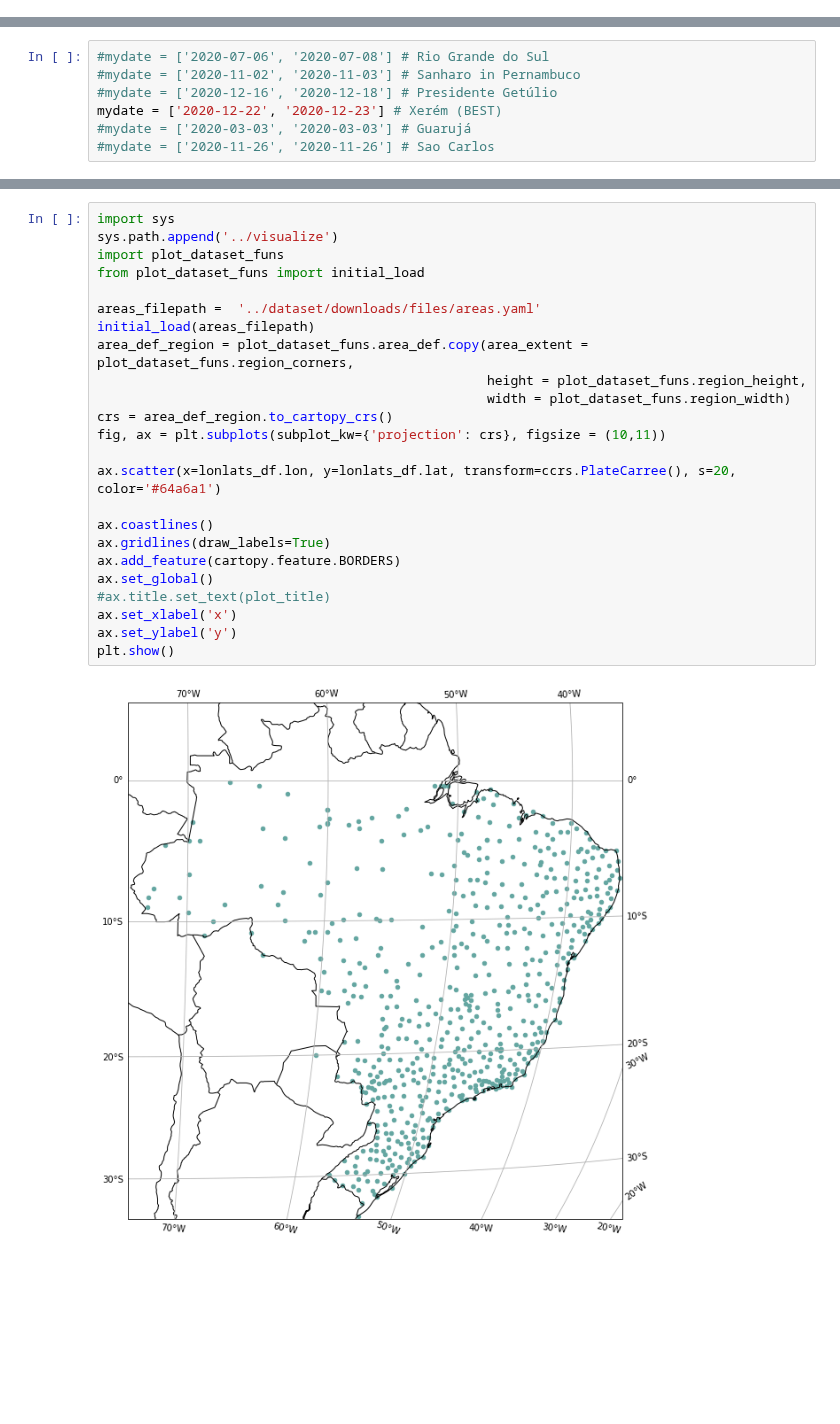
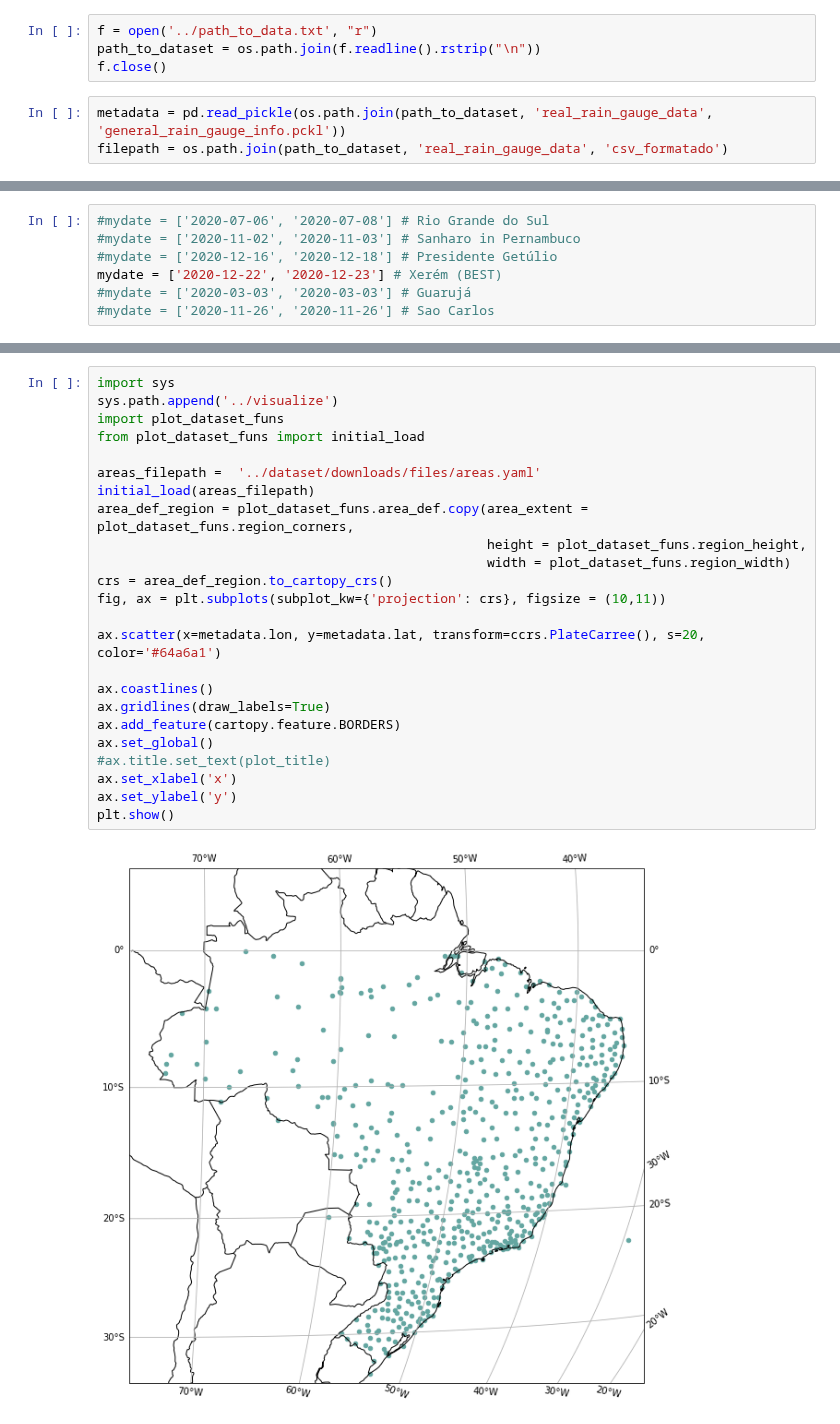
Before and after one commit to ingridingemarsson/geostat-masters-thesis, a Jupyter notebook: notebooks/view_rain_gauge_data.ipynb, the cells around one changed output, grey strips where cells are left out. Saved outputs shown, nothing was run; the diff lists cells and outputs as text; blank space fills up the shorter version.

Commit message:
reorganizing combine and compare of datasets

```diff
--- a/notebooks/view_rain_gauge_data.ipynb
+++ b/notebooks/view_rain_gauge_data.ipynb
@@ -78 +18,8 @@ lonlats_df.to_pickle('../reference/rain_gauge_locs.pckl')
+# %%
+f = open('../path_to_data.txt', "r")
+path_to_dataset = os.path.join(f.readline().rstrip("\n"))
+f.close()
+# %%
+metadata = pd.read_pickle(os.path.join(path_to_dataset, 'real_rain_gauge_data', 'general_rain_gauge_info.pckl'))
+filepath = os.path.join(path_to_dataset, 'real_rain_gauge_data', 'csv_formatado')
 # %% [markdown]
@@ -215,29 +170,29 @@ DATA_UTC  2020-12-22 00:00:00  2020-12-23 00:00:00
 # %%
 import sys
 sys.path.append('../visualize')
 import plot_dataset_funs
 from plot_dataset_funs import initial_load
 
 areas_filepath =  '../dataset/downloads/files/areas.yaml'
 initial_load(areas_filepath)
 area_def_region = plot_dataset_funs.area_def.copy(area_extent = plot_dataset_funs.region_corners,
                                                   height = plot_dataset_funs.region_height,
                                                   width = plot_dataset_funs.region_width)
 crs = area_def_region.to_cartopy_crs()
 fig, ax = plt.subplots(subplot_kw={'projection': crs}, figsize = (10,11))
 
-ax.scatter(x=lonlats_df.lon, y=lonlats_df.lat, transform=ccrs.PlateCarree(), s=20, color='#64a6a1')
+ax.scatter(x=metadata.lon, y=metadata.lat, transform=ccrs.PlateCarree(), s=20, color='#64a6a1')
 
 ax.coastlines()
 ax.gridlines(draw_labels=True)
 ax.add_feature(cartopy.feature.BORDERS)
 ax.set_global()
 #ax.title.set_text(plot_title)
 ax.set_xlabel('x')
 ax.set_ylabel('y')
 plt.show()
 # %% [output]
-[figure, old version]
+[figure, new version]
 # %%
 ext_ind_extent = [1344, 2217, 2368, 1193]
 projcoords_x, projcoords_y =  plot_dataset_funs.area_def.get_proj_vectors()
```
Also changed, not shown: parts of 21 cells of this notebook, 13 other files.
